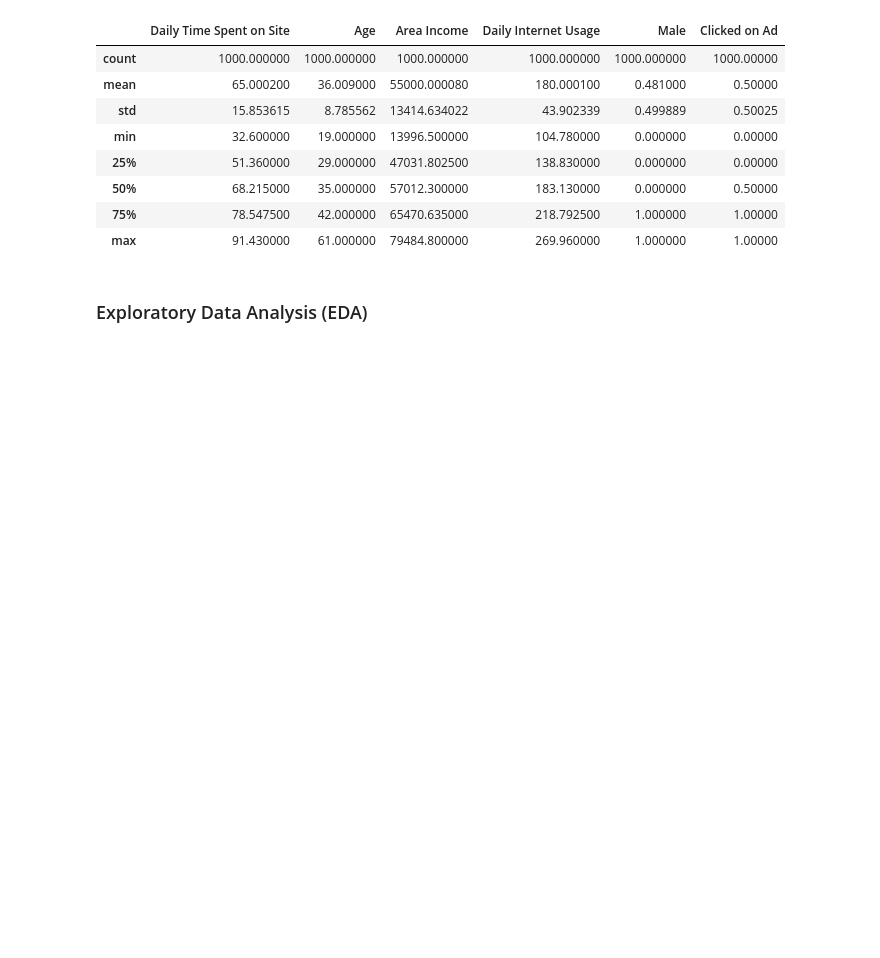
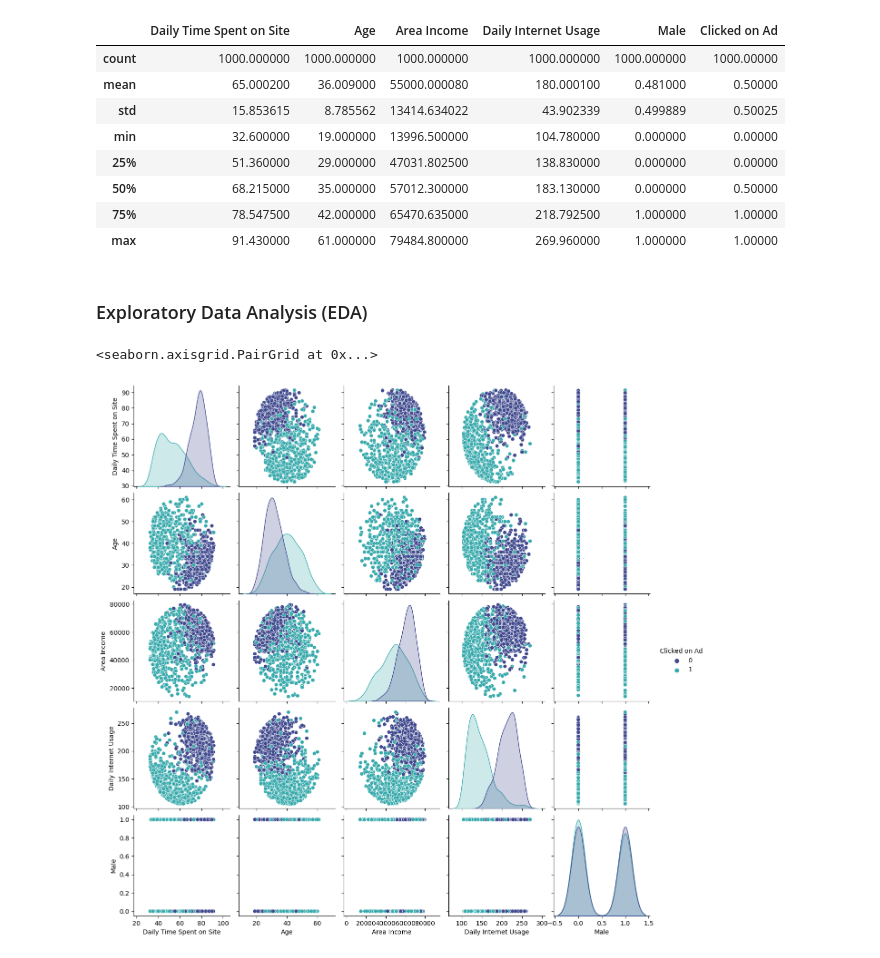
Before and after one commit to Saba-a11/Machine-Learning, a Jupyter notebook: LogisticRegression.ipynb, the cells around one changed output. Cells and saved outputs as stored; diff of their text form; code cells hidden in the pictures; blank space fills up the shorter version.

```diff
--- a/LogisticRegression.ipynb
+++ b/LogisticRegression.ipynb
@@ -53,3 +53,8 @@ ad_data.describe()
 | max | 91.430000 | 61.000000 | 79484.800000 | 269.960000 | 1.000000 | 1.00000 |
 # %% [markdown]
 ### Exploratory Data Analysis (EDA)
+# %%
+sns.pairplot(data=ad_data, hue='Clicked on Ad', palette='mako') # bwr, magma, crest, rocket_r, flare, mako, rocket, viridis
+# %% [output]
+<seaborn.axisgrid.PairGrid at 0x...>
+[figure, added]
```
